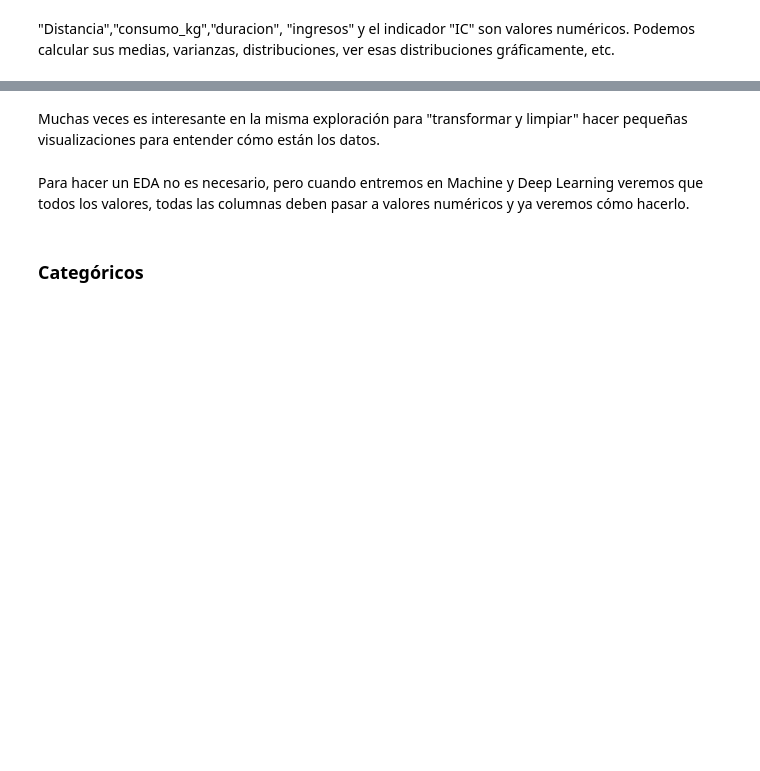
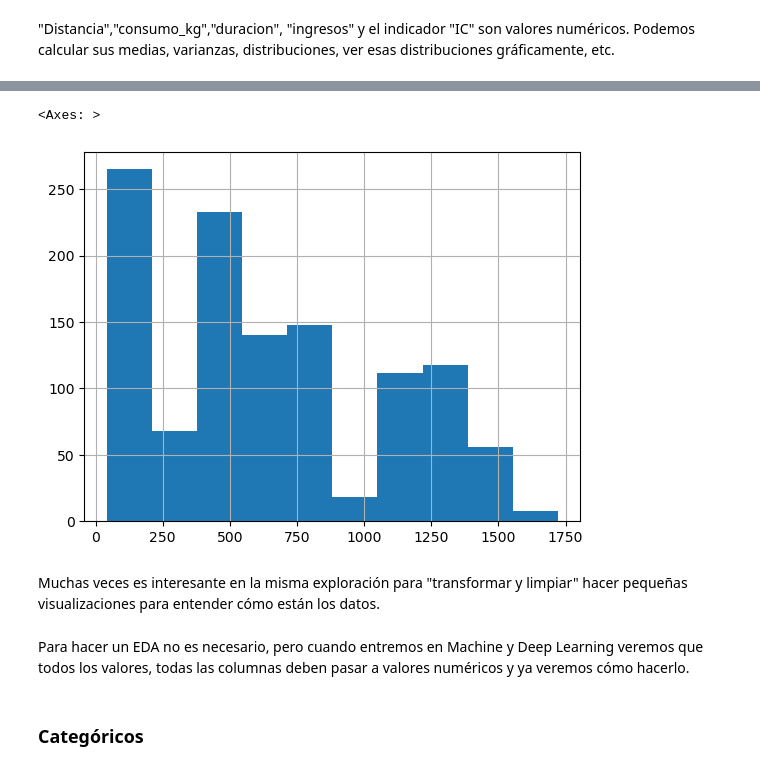
Before and after one commit to Whitee-12/DS-online-blanca, a Jupyter notebook: 03_Data_Analysis/Sprint_05/Unidad_01_Introduccion_Procesos_ETL/01_Workout/04_Tipos_de_Datos.ipynb, the cells around one changed output, grey strips where cells are left out. Cells and saved outputs as stored; diff of their text form; code cells hidden in the pictures; blank space fills up the shorter version.

```diff
--- a/03_Data_Analysis/Sprint_05/Unidad_01_Introduccion_Procesos_ETL/01_Workout/04_Tipos_de_Datos.ipynb
+++ b/03_Data_Analysis/Sprint_05/Unidad_01_Introduccion_Procesos_ETL/01_Workout/04_Tipos_de_Datos.ipynb
@@ -38,3 +93,8 @@ Es decir los campos o características o columnas que contienen valores numéric
+# %%
+df_datos['duracion'].hist()
+# %% [output]
+<Axes: >
+[figure, added]
 # %% [markdown]
 Muchas veces es interesante en la misma exploración para "transformar y limpiar" hacer pequeñas visualizaciones para entender cómo están los datos.
 # %% [markdown]
```
Also changed, not shown: parts of 15 cells of this notebook.
